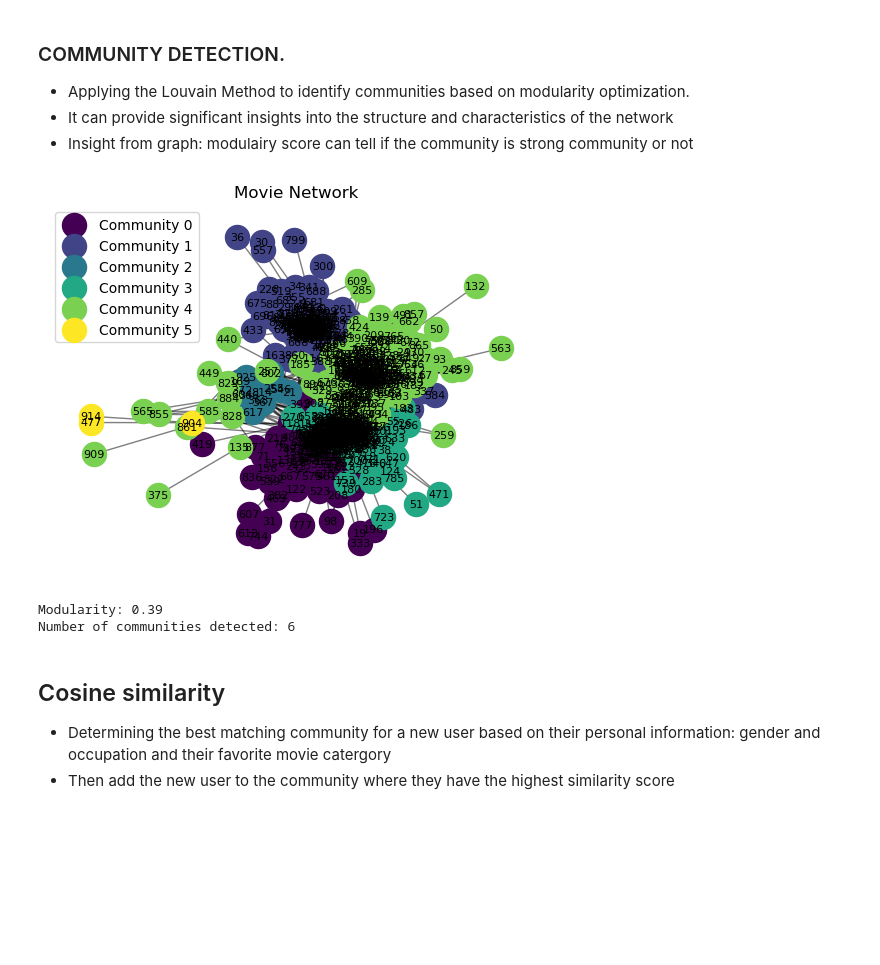
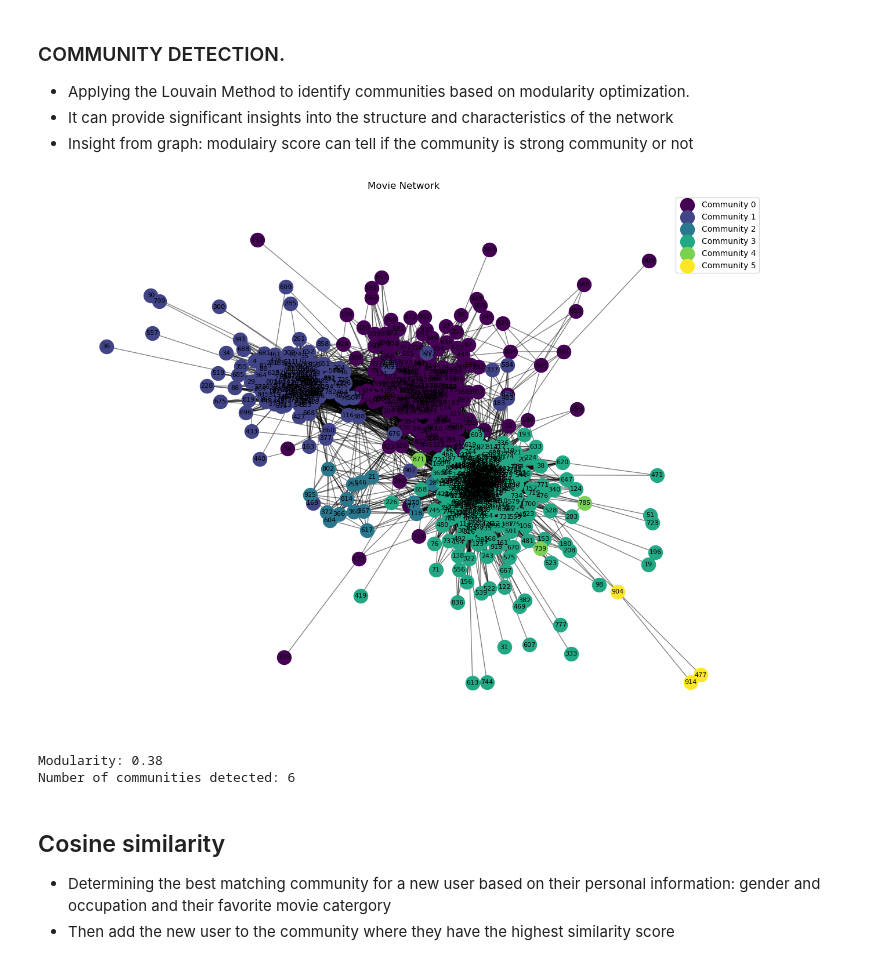
Before and after one commit to jgroubert14/Movie-Book-Recommendation-System, a Jupyter notebook: movierecommendation.ipynb, the cells around one changed output. Saved outputs shown, nothing was run; the diff lists cells and outputs as text; code cells hidden in the pictures; blank space fills up the shorter version.

```diff
--- a/movierecommendation.ipynb
+++ b/movierecommendation.ipynb
@@ -228,6 +228,7 @@ modularity = nx.community.modularity(G, communities=communities)
 
 # Function to draw the communities
 def draw_communities(G, communities):
+    plt.figure(figsize=(16, 12))
     # Use the spring layout for node positioning
     pos = nx.spring_layout(G)
 
@@ -286,35 +287,35 @@ print(f"Number of communities detected: {len(communities)}")
 
 # # Find the communities and modularity for each level of the algorithm
 # k = 10
 # modularities = []
 # max_modularity = -1
 # best_community = None
 
 # for communities in itertools.islice(comp, k):
 #     print("Communities at level:", len(modularities) + 2)
 #     print(tuple(sorted(c) for c in communities))
 #     modularity = nx.community.modularity(G, communities)
 #     print("Modularity: {0:.2f}".format(modularity))
 #     modularities.append(modularity)
 #     if modularity > max_modularity:
 #         max_modularity = modularity
 #         best_community = communities
 
 # # Draw the best community detection
 # draw_communities(G, best_community)
 # plt.title('Movie Best Community Based On Occupation and Gender')
 # # Display the plot
 # plt.show()
 
 # # Plot the modularity as a function of the number of clusters
 # plt.plot(range(2, k + 2), modularities)
 # plt.xlabel('Number of Clusters')
 # plt.ylabel('Modularity')
 # plt.xticks(range(2, k + 2))
 # plt.show()
 # %% [output]
-[figure, old version]
+[figure, new version]
-Modularity: 0.39
+Modularity: 0.38
 Number of communities detected: 6
 # %% [markdown]
 ## Cosine similarity
```
Also changed, not shown: parts of 4 cells of this notebook, 49 other files.
